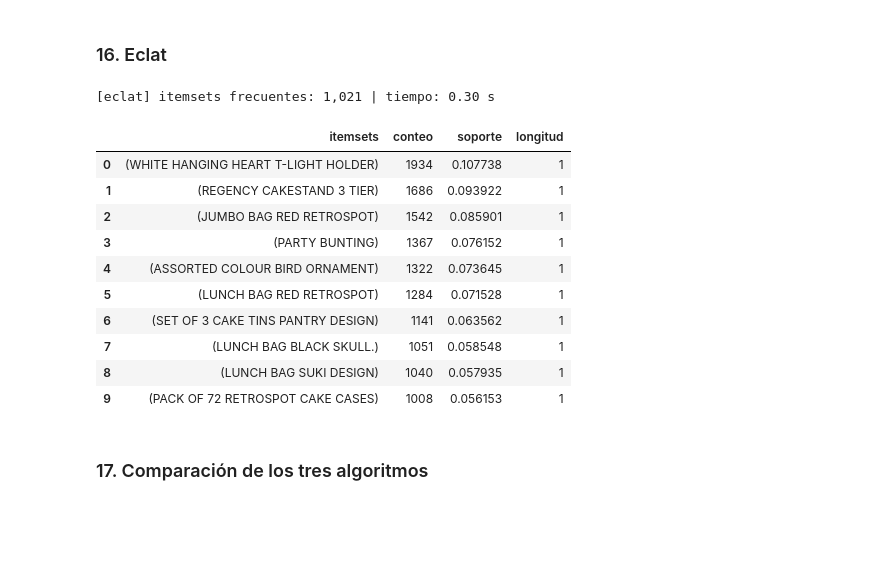
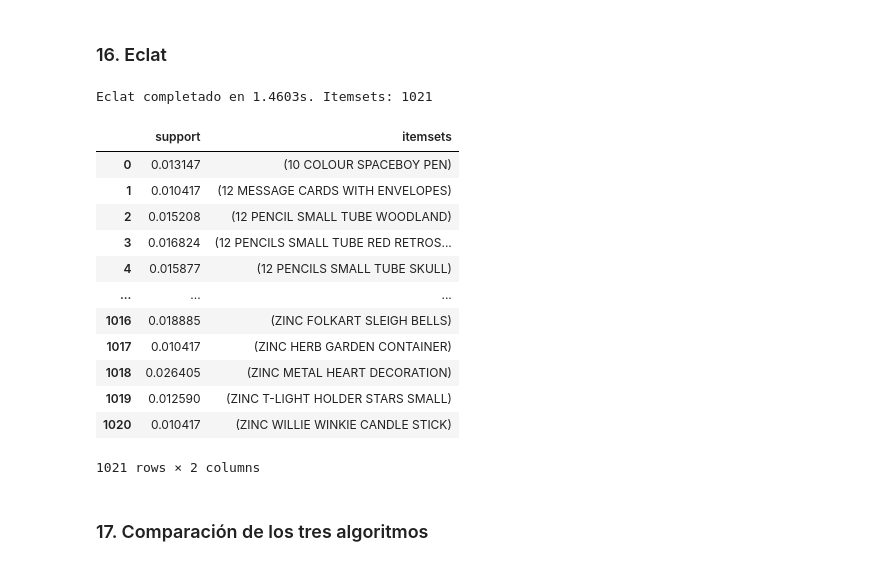
Before and after one commit to DDev-max/Proyecto-final-mineria2, a Jupyter notebook: notebook.ipynb, the cells around one changed output. Saved outputs shown, nothing was run; the diff lists cells and outputs as text; code cells hidden in the pictures; blank space fills up the shorter version.

```diff
--- a/notebook.ipynb
+++ b/notebook.ipynb
@@ -288,20 +287,22 @@ reglas.fp_growth(min_soporte=0.01, max_len=4).head(10)
 # %% [markdown]
 ### 16. Eclat
 # %%
-reglas.eclat(min_soporte=0.01, max_len=4).head(10)
+reglas.eclat(min_soporte=0.01, max_len=4)
 # %% [output]
-[eclat] itemsets frecuentes: 1,021 | tiempo: 0.30 s
+Eclat completado en 1.4603s. Itemsets: 1021
-|  | itemsets | conteo | soporte | longitud |
-| 0 | (WHITE HANGING HEART T-LIGHT HOLDER) | 1934 | 0.107738 | 1 |
-| 1 | (REGENCY CAKESTAND 3 TIER) | 1686 | 0.093922 | 1 |
-| 2 | (JUMBO BAG RED RETROSPOT) | 1542 | 0.085901 | 1 |
-| 3 | (PARTY BUNTING) | 1367 | 0.076152 | 1 |
-| 4 | (ASSORTED COLOUR BIRD ORNAMENT) | 1322 | 0.073645 | 1 |
-| 5 | (LUNCH BAG RED RETROSPOT) | 1284 | 0.071528 | 1 |
-| 6 | (SET OF 3 CAKE TINS PANTRY DESIGN) | 1141 | 0.063562 | 1 |
-| 7 | (LUNCH BAG BLACK SKULL.) | 1051 | 0.058548 | 1 |
-| 8 | (LUNCH BAG SUKI DESIGN) | 1040 | 0.057935 | 1 |
-| 9 | (PACK OF 72 RETROSPOT CAKE CASES) | 1008 | 0.056153 | 1 |
+|  | support | itemsets |
+| 0 | 0.013147 | (10 COLOUR SPACEBOY PEN) |
+| 1 | 0.010417 | (12 MESSAGE CARDS WITH ENVELOPES) |
+| 2 | 0.015208 | (12 PENCIL SMALL TUBE WOODLAND) |
+| 3 | 0.016824 | (12 PENCILS SMALL TUBE RED RETROS... |
+| 4 | 0.015877 | (12 PENCILS SMALL TUBE SKULL) |
+| ... | ... | ... |
+| 1016 | 0.018885 | (ZINC FOLKART SLEIGH BELLS) |
+| 1017 | 0.010417 | (ZINC HERB GARDEN CONTAINER) |
+| 1018 | 0.026405 | (ZINC METAL HEART DECORATION) |
+| 1019 | 0.012590 | (ZINC T-LIGHT HOLDER STARS SMALL) |
+| 1020 | 0.010417 | (ZINC WILLIE WINKIE CANDLE STICK) |
+1021 rows × 2 columns
 # %% [markdown]
 ### 17. Comparación de los tres algoritmos
 # %%
```
Also changed, not shown: parts of 12 cells of this notebook, 1 other file.
